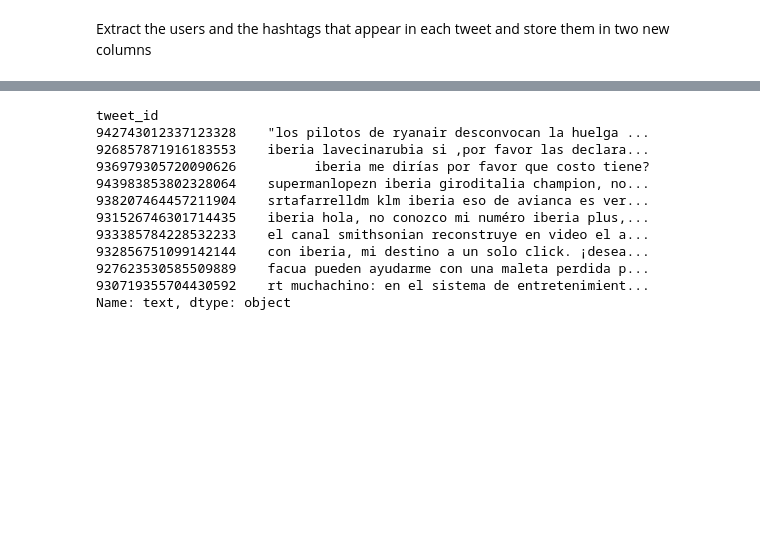
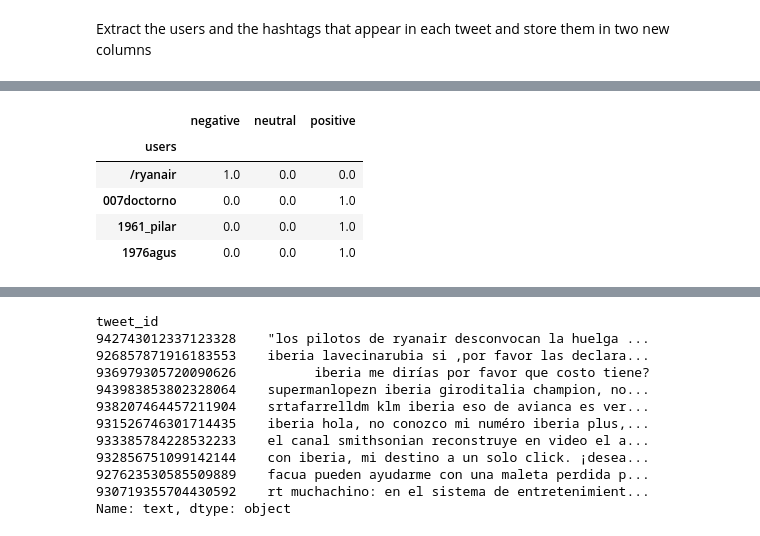
Before and after one commit to alfredcas/Feelings, a Jupyter notebook: Proyecto-Text Processing.ipynb, the cells around one changed output, grey strips where cells are left out. Cells and saved outputs as stored; diff of their text form; code cells hidden in the pictures; blank space fills up the shorter version.

```diff
--- a/Proyecto-Text Processing.ipynb
+++ b/Proyecto-Text Processing.ipynb
@@ -148,0 +189,20 @@ Falta plot del histograma
+# %%
+# Drop data gaps in column 'users'
+df2 = df.dropna(subset=['users'])
+# Dataframe sentiment vs. users
+sentiment_users = df2.set_index('airline_sentiment').users.str.split(r'|', expand=True).stack().reset_index(level='airline_sentiment')
+sentiment_users.columns = ['airline_sentiment','users']
+# Dataframe users vs. sentiment, where multiple users have
+# replicated sentiments
+df3 = sentiment_users.set_index('users')
+# One-hot encoding for airline sentiment
+counted = pd.get_dummies(df3['airline_sentiment'])
+histogram = counted.groupby('users').sum()
+histogram.head(4)
+# %% [output]
+|  | negative | neutral | positive |
+| users |  |  |  |
+| /ryanair | 1.0 | 0.0 | 0.0 |
+| 007doctorno | 0.0 | 0.0 | 1.0 |
+| 1961_pilar | 0.0 | 0.0 | 1.0 |
+| 1976agus | 0.0 | 0.0 | 1.0 |
```
Also changed, not shown: parts of 7 cells of this notebook.
